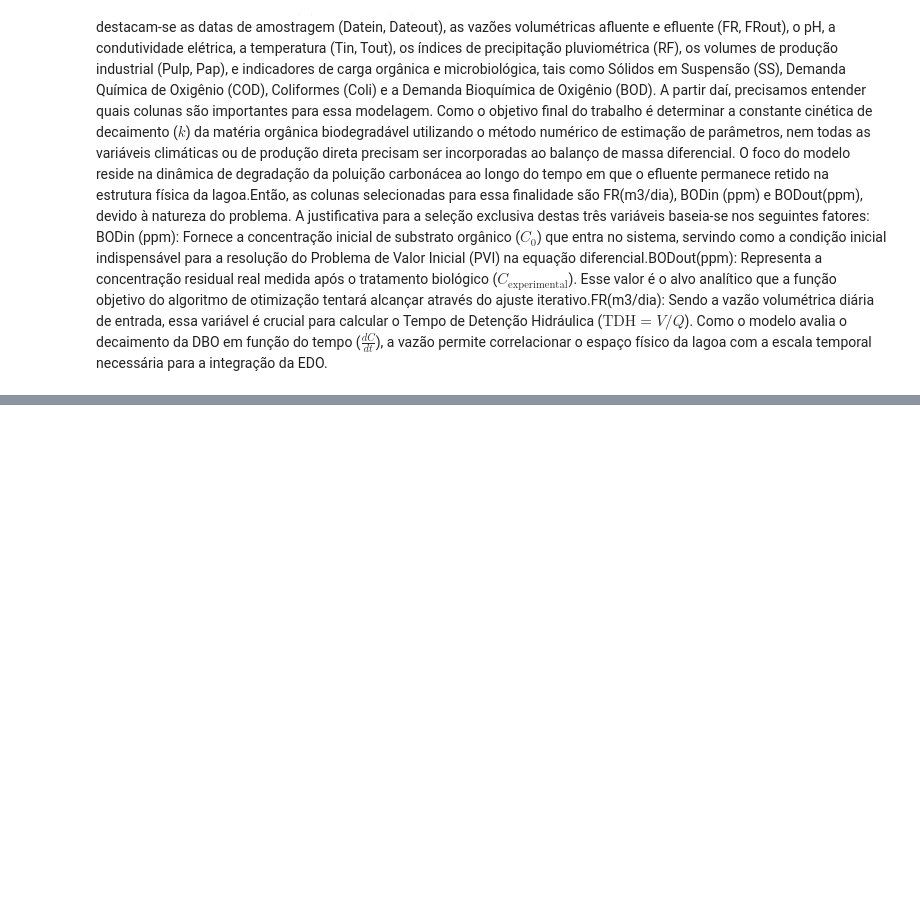
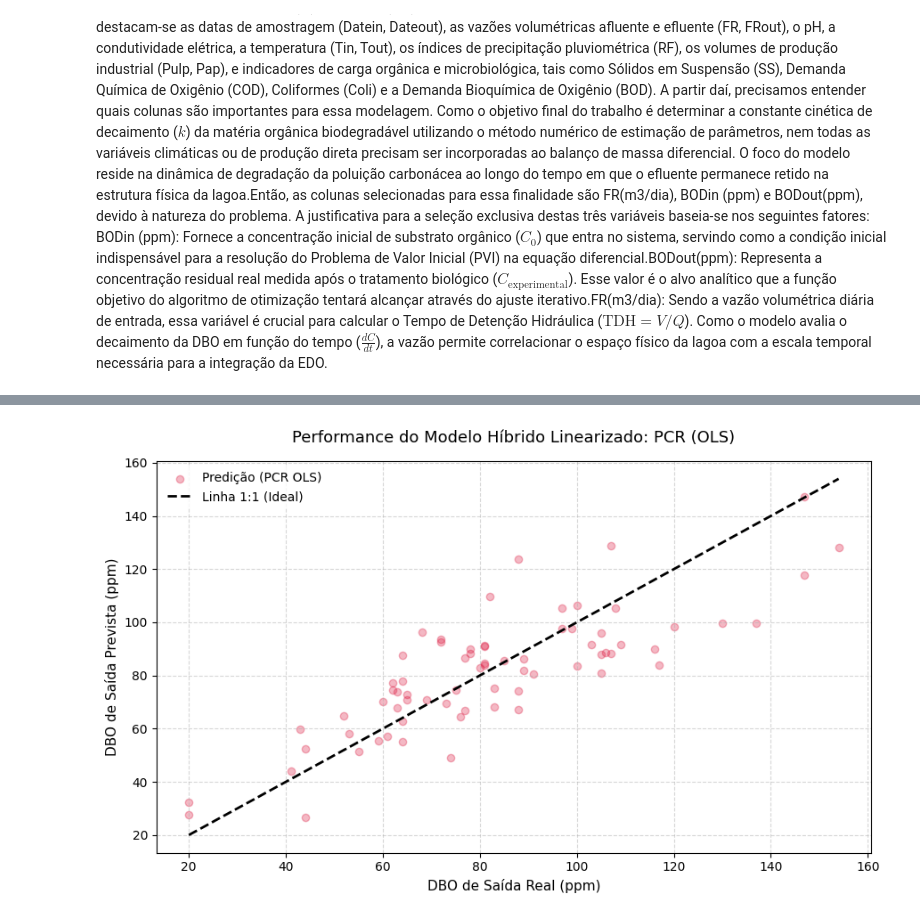
Before and after one commit to Souzalua/Matem-tica-instrumental, a Jupyter notebook: Otimizacao_lagoa.ipynb, the cells around one changed output, grey strips where cells are left out. Saved outputs shown, nothing was run; the diff lists cells and outputs as text; code cells hidden in the pictures; blank space fills up the shorter version.

```diff
--- a/Otimizacao_lagoa.ipynb
+++ b/Otimizacao_lagoa.ipynb
@@ -165,0 +406,14 @@ O gráfico prova que o modelo matemático funciona. A linha azul intercepta com
+# %%
+#Cálculo do P-valor (Aproximado pela matriz de covariância)
+perr = np.sqrt(np.diag(pcov))
+t_stats = popt / perr
+p_values = [2 * (1 - stats.t.cdf(np.abs(t), len(y)-len(popt))) for t in t_stats]
+
+print("\nRESULTADOS DA MODELAGEM FENOMENOLÓGICA\n")
+print(f"k20: {popt[0]:.4f} | θ: {popt[1]:.4f} | α: {popt[2]:.4f} | γ: {popt[3]:.4f} | δ: {popt[4]:.4f}")
+print(f"\nRMSE: {rmse_edo:.2f} ppm | MAE: {mae_edo:.2f} ppm | MSE: {mse_edo:.2f}")
+print(f"R² Ajustado: {r2_adj_edo:.4f}")
+
+print("\nP-VALORES DAS VARIÁVEIS (Significância):")
+for f, p in zip(['k20', 'theta', 'alpha', 'gamma', 'delta'], p_values):
+    print(f" -> {f}: {p:.4e}")
@@ -165,0 +570,27 @@ O gráfico prova que o modelo matemático funciona. A linha azul intercepta com
+# %%
+import matplotlib.pyplot as plt
+
+# Garantindo o tamanho ideal para publicação em artigos
+plt.figure(figsize=(9, 5.5))
+
+# Plotando os pontos de dispersão real vs previsto
+# Usamos y_real_ppm e y_pred_ppm gerados no bloco OLS anterior
+plt.scatter(y_real_ppm, y_pred_ppm, alpha=0.3, color='crimson', label='Predição (PCR OLS)')
+
+# Adicionando a linha de referência ideal 1:1
+min_val = min(y_real_ppm.min(), y_pred_ppm.min())
+max_val = max(y_real_ppm.max(), y_pred_ppm.max())
+plt.plot([min_val, max_val], [min_val, max_val], color='black', linestyle='--', linewidth=2, label='Linha 1:1 (Ideal)')
+
+# Ajustes de formatação visual para nível de artigo científico
+plt.title('Performance do Modelo Híbrido Linearizado: PCR (OLS)', fontsize=13, pad=15)
+plt.xlabel('DBO de Saída Real (ppm)', fontsize=11)
+plt.ylabel('DBO de Saída Prevista (ppm)', fontsize=11)
+plt.legend(frameon=True, facecolor='white', edgecolor='none')
+plt.grid(True, linestyle='--', alpha=0.5)
+
+# Otimização de espaçamento de bordas
+plt.tight_layout()
+plt.show()
+# %% [output]
+[figure, added]
```
Also changed, not shown: parts of 58 cells of this notebook.
